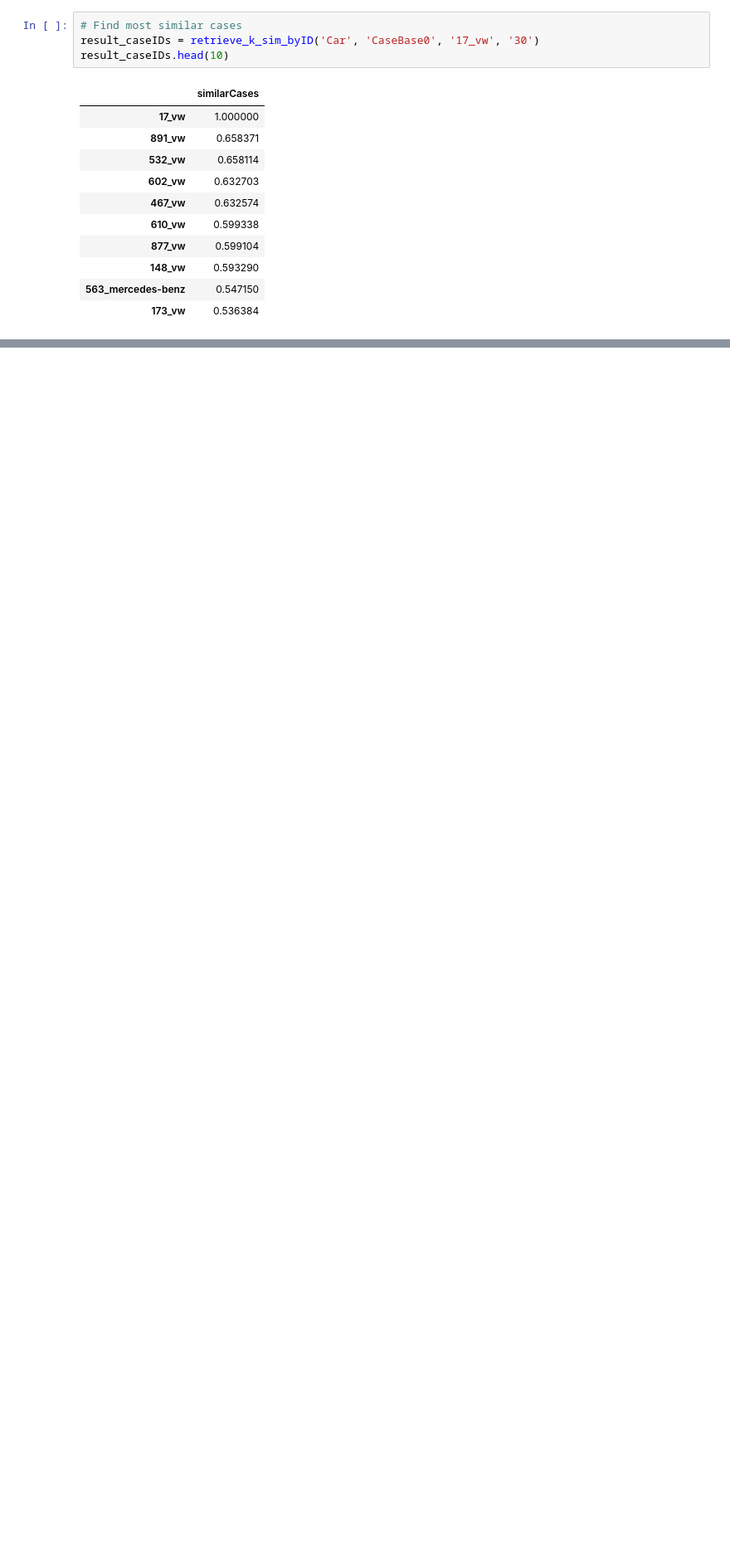
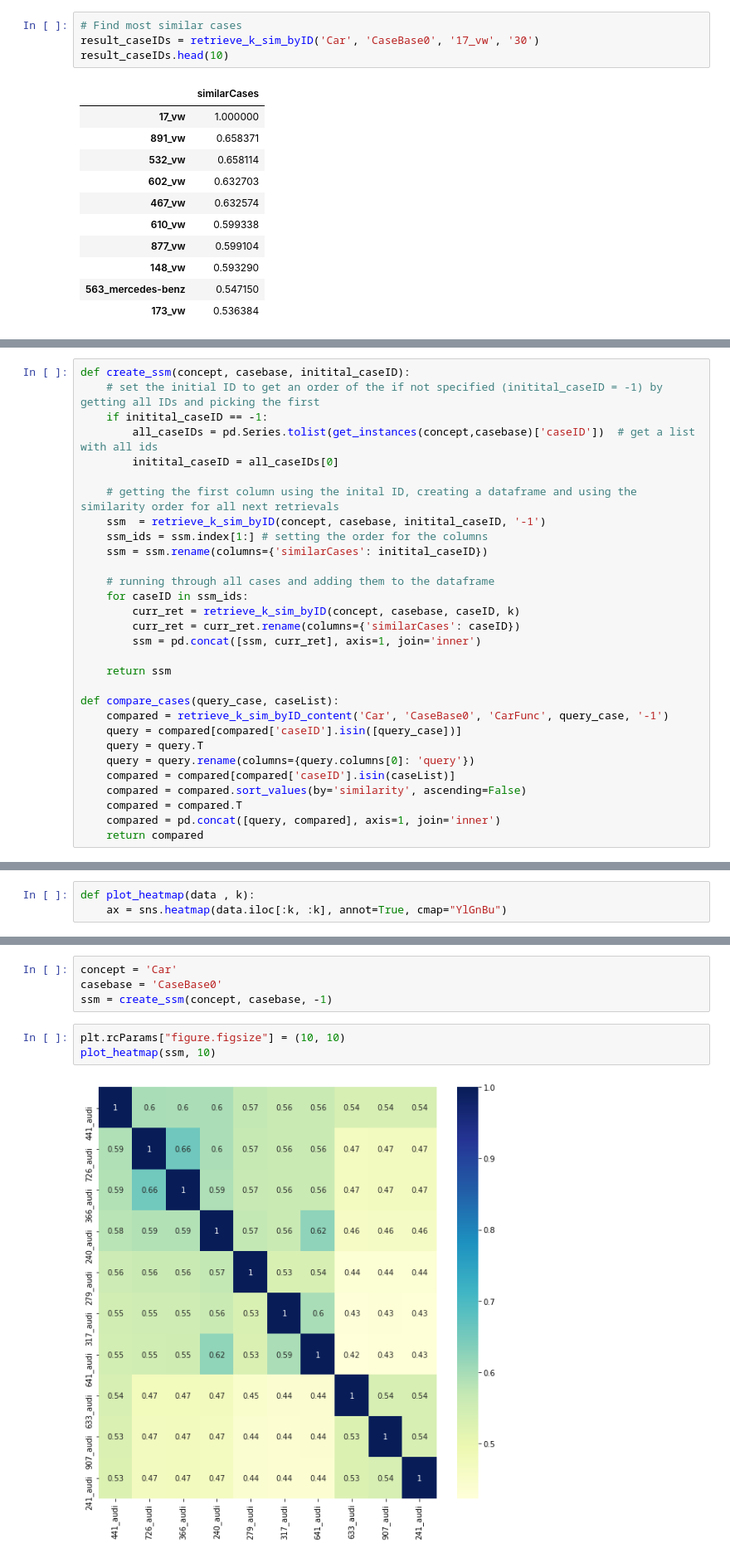
Before and after one commit to ntnu-ai-lab/mycbr-sample-python, a Jupyter notebook: QueryMyCBR.ipynb, the cells around one changed output, grey strips where cells are left out. Shown at 83% size. Saved outputs shown, nothing was run; the diff lists cells and outputs as text; blank space fills up the shorter version.

```diff
--- a/QueryMyCBR.ipynb
+++ b/QueryMyCBR.ipynb
@@ -224,0 +229,30 @@ plt.show()
+# %%
+def create_ssm(concept, casebase, initital_caseID):
+    # set the initial ID to get an order of the if not specified (initital_caseID = -1) by getting all IDs and picking the first
+    if initital_caseID == -1:
+        all_caseIDs = pd.Series.tolist(get_instances(concept,casebase)['caseID'])  # get a list with all ids
+        initital_caseID = all_caseIDs[0]
+
+    # getting the first column using the inital ID, creating a dataframe and using the similarity order for all next retrievals
+    ssm  = retrieve_k_sim_byID(concept, casebase, initital_caseID, '-1')
+    ssm_ids = ssm.index[1:] # setting the order for the columns
+    ssm = ssm.rename(columns={'similarCases': initital_caseID})
+
+    # running through all cases and adding them to the dataframe
+    for caseID in ssm_ids:
+        curr_ret = retrieve_k_sim_byID(concept, casebase, caseID, k)
+        curr_ret = curr_ret.rename(columns={'similarCases': caseID})
+        ssm = pd.concat([ssm, curr_ret], axis=1, join='inner')
+
+    return ssm
+
+def compare_cases(query_case, caseList):
+    compared = retrieve_k_sim_byID_content('Car', 'CaseBase0', 'CarFunc', query_case, '-1')
+    query = compared[compared['caseID'].isin([query_case])]
+    query = query.T
+    query = query.rename(columns={query.columns[0]: 'query'})
+    compared = compared[compared['caseID'].isin(caseList)]
+    compared = compared.sort_values(by='similarity', ascending=False)
+    compared = compared.T
+    compared = pd.concat([query, compared], axis=1, join='inner')
+    return compared
@@ -224,0 +262,3 @@ plt.show()
+# %%
+def plot_heatmap(data , k):
+    ax = sns.heatmap(data.iloc[:k, :k], annot=True, cmap="YlGnBu")
@@ -224,0 +268,9 @@ plt.show()
+# %%
+concept = 'Car'
+casebase = 'CaseBase0'
+ssm = create_ssm(concept, casebase, -1)
+# %%
+plt.rcParams["figure.figsize"] = (10, 10)
+plot_heatmap(ssm, 10)
+# %% [output]
+[figure, added]
```
Also changed, not shown: parts of 9 cells of this notebook.
